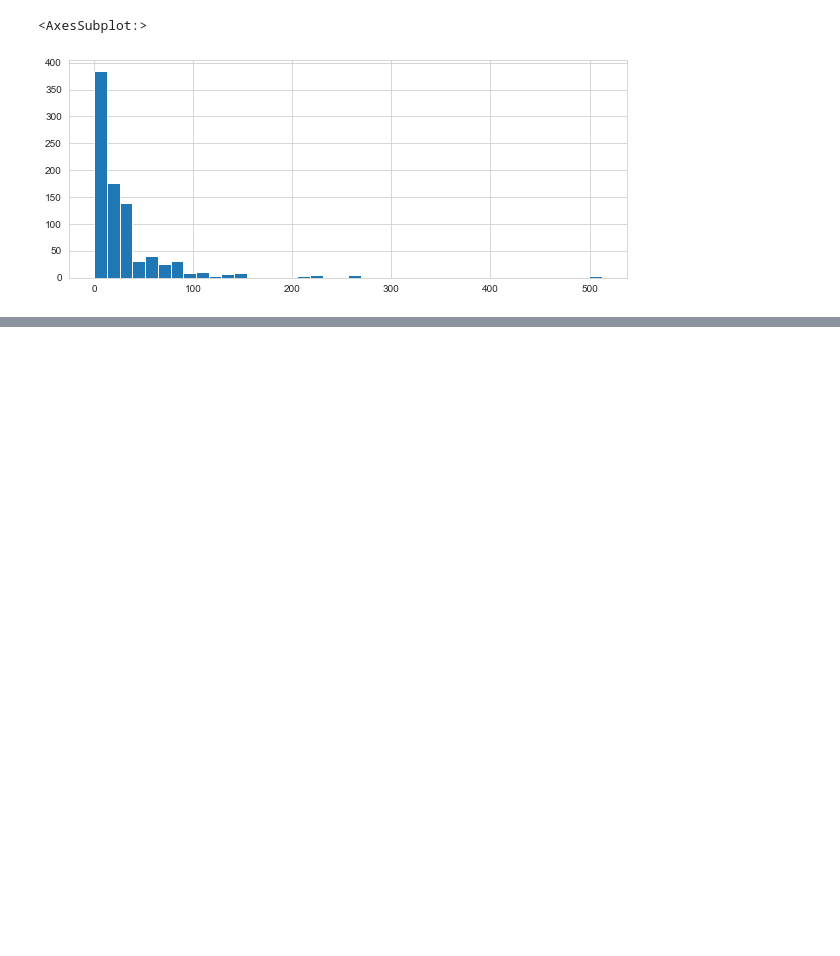
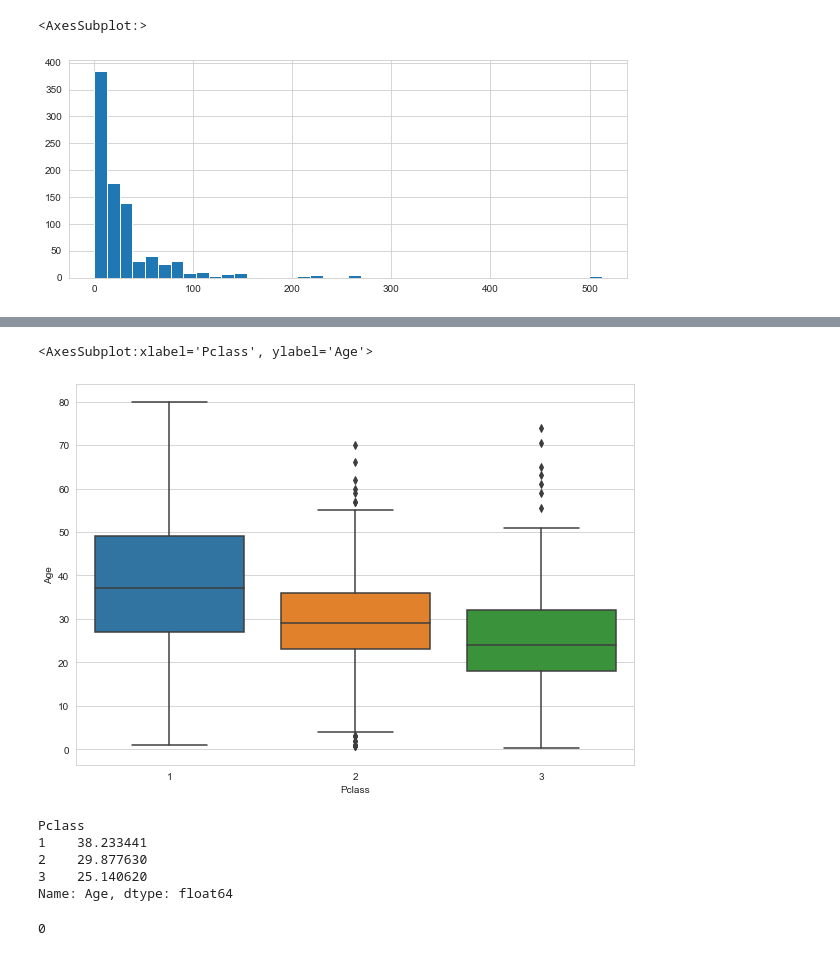
Before and after one commit to boyplus/Udemy-Python-DS-ML, a Jupyter notebook: Py_DS_ML/13-Logistic-Regression/01-My-Logistic Regression with Python.ipynb, the cells around one changed output, grey strips where cells are left out. Saved outputs shown, nothing was run; the diff lists cells and outputs as text; code cells hidden in the pictures; blank space fills up the shorter version.

```diff
--- a/Py_DS_ML/13-Logistic-Regression/01-My-Logistic Regression with Python.ipynb
+++ b/Py_DS_ML/13-Logistic-Regression/01-My-Logistic Regression with Python.ipynb
@@ -78,3 +94,17 @@ cf.go_offline()
 train['Fare'].iplot(kind='hist',bins=50)
 # %% [output]
 [interactive output not drawn]
+# %%
+plt.figure(figsize=(10,7))
+sns.boxplot(x='Pclass',y='Age',data=train)
+# %% [output]
+<AxesSubplot:xlabel='Pclass', ylabel='Age'>
+[figure, added]
+# %%
+train.groupby(by='Pclass')['Age'].mean()
+# %% [output]
+Pclass
+1    38.233441
+2    29.877630
+3    25.140620
+Name: Age, dtype: float64
@@ -80,0 +127,4 @@ train['Fare'].iplot(kind='hist',bins=50)
+# %%
+sum(train['Age'].isnull())
+# %% [output]
+0
```
Also changed, not shown: parts of 28 cells of this notebook.
